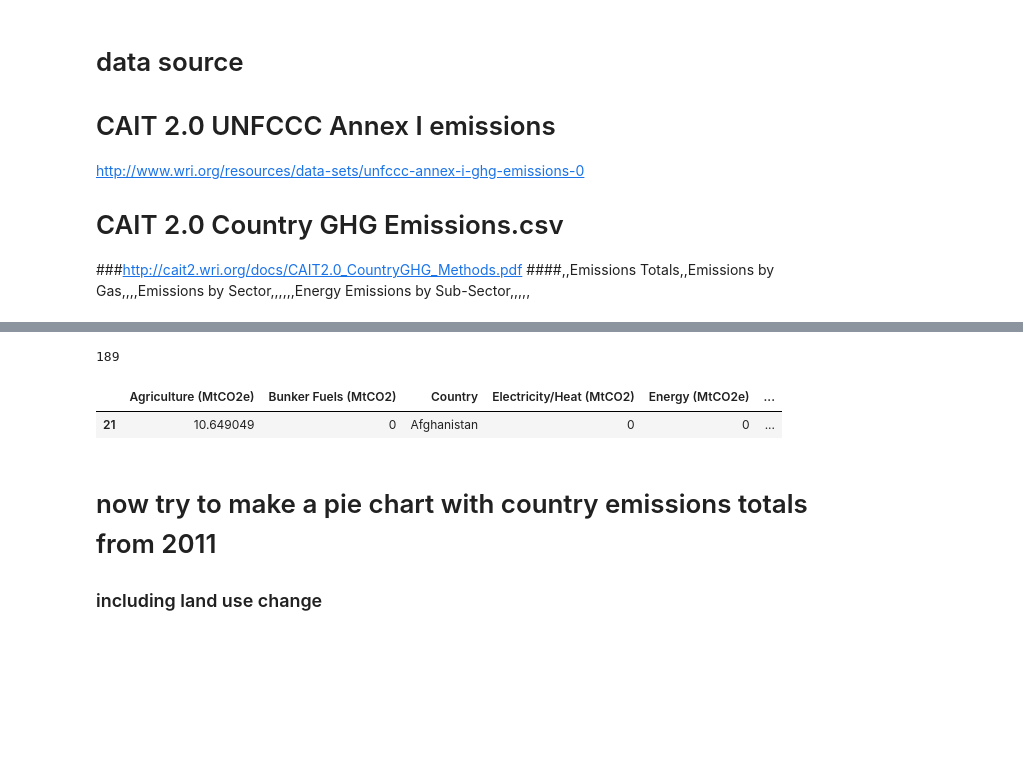
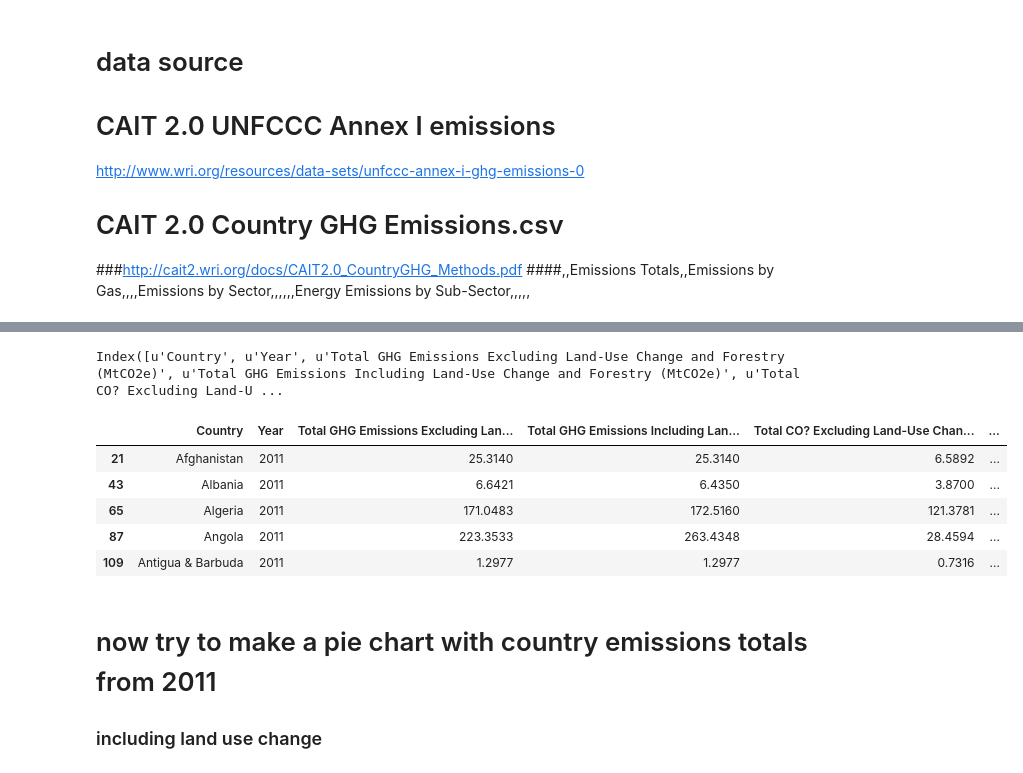
Before and after one commit to mirthbottle/ghg, a Jupyter notebook: footprintsWRIdata.ipynb, the cells around one changed output, grey strips where cells are left out. Cells and saved outputs as stored; diff of their text form; code cells hidden in the pictures; blank space fills up the shorter version.

```diff
--- a/footprintsWRIdata.ipynb
+++ b/footprintsWRIdata.ipynb
@@ -45,15 +18,24 @@ for key in cy.keys():
+# %%
+cy = pd.read_csv('WRIdata/CAIT 2.0 Country GHG Emissions.csv')
+cy = cy.replace('', '0')
+cy = cy.fillna(0)
+# %%
+cy.to_pickle("WRIdata/CountyGHGs.pkl")
+cy.columns
+# %% [output]
+Index([u'Country', u'Year', u'Total GHG Emissions Excluding Land-Use Change and Forestry (MtCO2e)', u'Total GHG Emissions Including Land-Use Change and Forestry (MtCO2e)', u'Total CO? Excluding Land-U ...
 # %%
 e2011 = cy[cy['Year'] == 2011]
 # %%
 len(e2011['Country'])
+e2011.head()
 # %% [output]
-189
+|  | Country | Year | Total GHG Emissions Excluding Lan... | Total GHG Emissions Including Lan... | Total CO? Excluding Land-Use Chan... | ... |
+| 21 | Afghanistan | 2011 | 25.3140 | 25.3140 | 6.5892 | ... |
+| 43 | Albania | 2011 | 6.6421 | 6.4350 | 3.8700 | ... |
+| 65 | Algeria | 2011 | 171.0483 | 172.5160 | 121.3781 | ... |
+| 87 | Angola | 2011 | 223.3533 | 263.4348 | 28.4594 | ... |
+| 109 | Antigua & Barbuda | 2011 | 1.2977 | 1.2977 | 0.7316 | ... |
-# %%
-cy[:1]
-e2011[:1]
-# %% [output]
-|  | Agriculture (MtCO2e) | Bunker Fuels (MtCO2) | Country | Electricity/Heat (MtCO2) | Energy (MtCO2e) | ... |
-| 21 | 10.649049 | 0 | Afghanistan | 0 | 0 | ... |
 # %% [markdown]
 # now try to make a pie chart with country emissions totals from 2011
 
```
Also changed, not shown: parts of 7 cells of this notebook, 21 other files.
